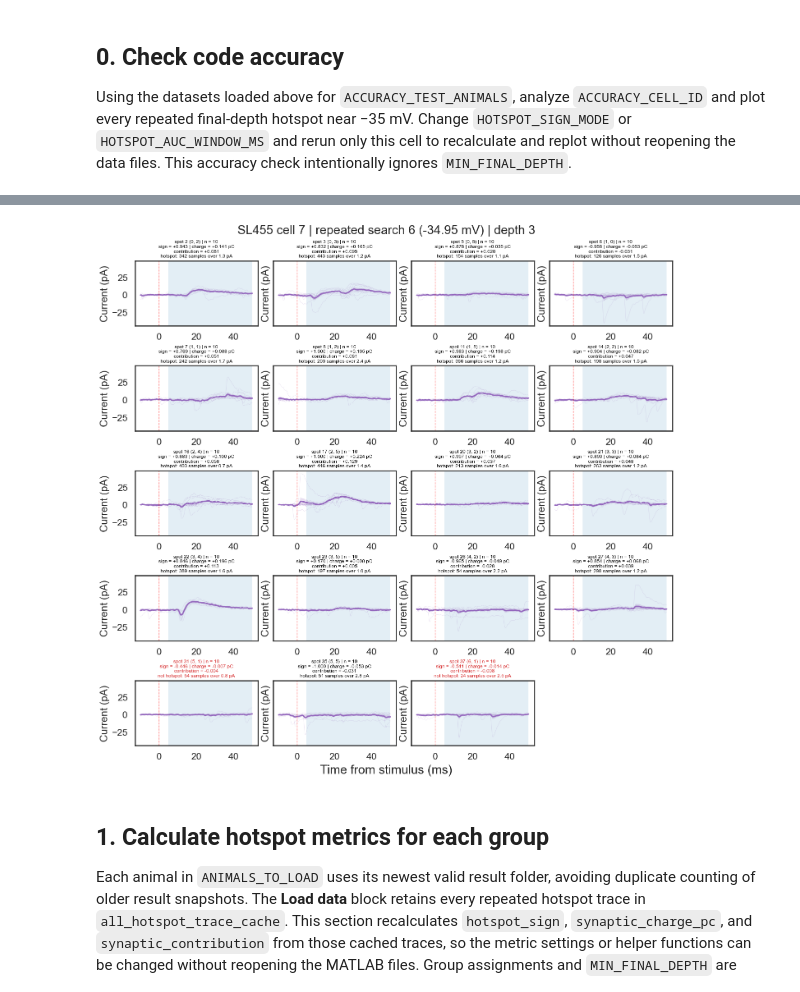
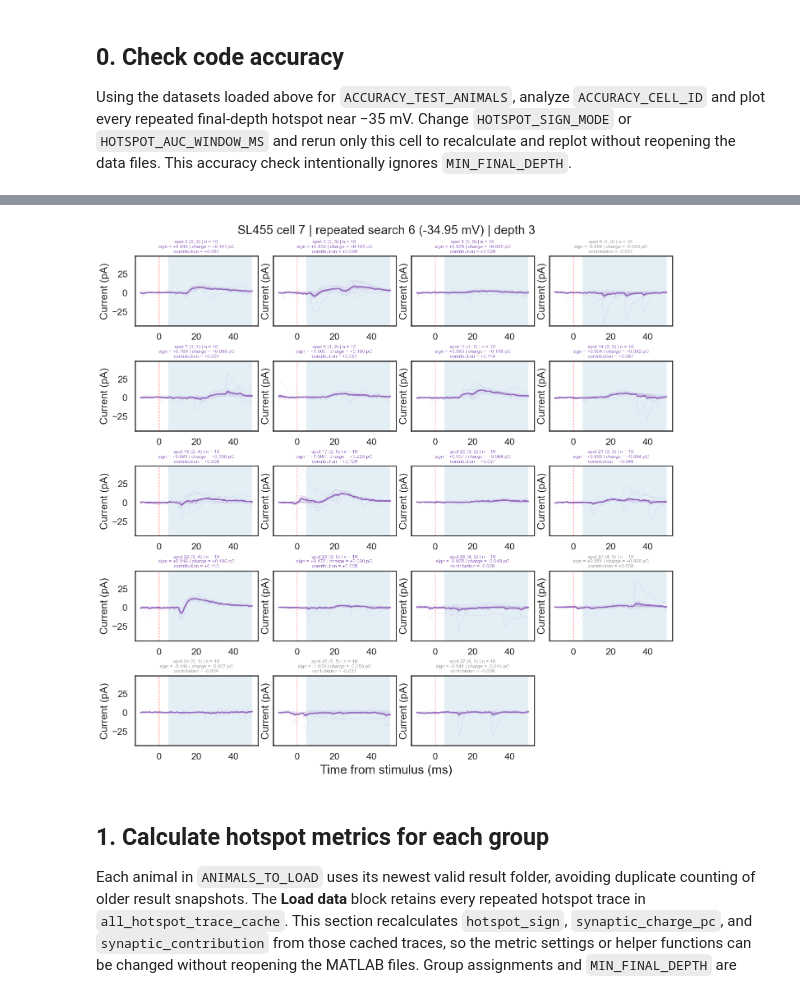
Before and after one commit to shunnnli/pyNeuroDAP, a Jupyter notebook: notebooks/Shun_dmd_analysis.ipynb, the cells around one changed output, grey strips where cells are left out. Saved outputs shown, nothing was run; the diff lists cells and outputs as text; code cells hidden in the pictures.

Commit message:
two scatter plots

```diff
--- a/notebooks/Shun_dmd_analysis.ipynb
+++ b/notebooks/Shun_dmd_analysis.ipynb
@@ -944,8 +944,13 @@ def analyze_cell_hotspots(
 # %%
 # Repeated-trace plotting and the visual accuracy-check workflow
 
-def plot_hotspot_responses(analysis, ncols=4, share_y=True):
-    """Plot repeated sweeps, their mean/SEM, and each hotspot's metrics."""
+def plot_hotspot_responses(analysis, ncols=4, share_y=True, verdicts=None):
+    """Plot repeated sweeps, their mean/SEM, and each hotspot's metrics.
+
+    verdicts, when given, is the {trace key: (label, color)} mapping built by
+    Section 0's verdict_marks, and colours each panel title by that spot's
+    detection verdict.
+    """
     metrics = analysis["metrics"]
     if metrics.empty:
         return None
@@ -1022,20 +1027,16 @@ def plot_hotspot_responses(analysis, ncols=4, share_y=True):
         else:
             raise ValueError("sign_mode must be 'auc' or 'peak'")
         ax.axvline(0, color="red", linestyle="--", linewidth=1, alpha=0.6)
-        # Offline verdict under the current HOTSPOT_CRITERIA, so Section 0
-        # shows which spots HOTSPOT_TYPE="reanalysis" would drop.
-        verdict = test_traces_for_hotspot(traces, time_ms, **HOTSPOT_CRITERIA)
-        status = "hotspot" if verdict["is_hotspot"] else "not hotspot"
+        # The title colour carries Section 0's hotspot verdict.
+        mark = (verdicts or {}).get(hotspot_trace_key(row._asdict()))
         ax.set_title(
             f"spot {row.spot_idx} ({row.spot_row}, {row.spot_col}) | "
             f"n = {row.n_sweeps}\n"
             f"sign = {row.hotspot_sign:+.3f} | "
             f"charge = {row.synaptic_charge_pc:+.3f} pC\n"
-            f"contribution = {row.synaptic_contribution:+.3f}\n"
-            f"{status}: {verdict['n_samples_over_threshold']} samples "
-            f"over {verdict['threshold_pa']:.1f} pA",
+            f"contribution = {row.synaptic_contribution:+.3f}",
             fontsize=8.5,
-            color="black" if verdict["is_hotspot"] else "tab:red",
+            color=mark[1] if mark is not None else "black",
         )
         ax.tick_params(axis="x", labelbottom=True)
         ax.set_ylabel("Current (pA)")
@@ -1076,9 +1077,13 @@ def load_accuracy_check_data(test_animals):
 
 def run_accuracy_check(
     dataset_cache, cell_id, sign_mode=HOTSPOT_SIGN_MODE,
-    auc_window_ms=HOTSPOT_AUC_WINDOW_MS, share_y=True,
+    auc_window_ms=HOTSPOT_AUC_WINDOW_MS, share_y=True, verdicts=None,
 ):
-    """Analyze and plot already-loaded accuracy-check datasets."""
+    """Analyze and plot already-loaded accuracy-check datasets.
+
+    verdicts is passed straight to plot_hotspot_responses, so the trace panels
+    can carry the same hotspot verdict as the Section 0 scatters.
+    """
     if not isinstance(dataset_cache, dict):
         raise TypeError("dataset_cache must be returned by load_accuracy_check_data")
     metric_frames, log_frames, figures = [], [], []
@@ -1093,7 +1098,7 @@ def run_accuracy_check(
         log_frames.append(log)
         figures.extend(
             fig for fig in (
-                plot_hotspot_responses(item, share_y=share_y)
+                plot_hotspot_responses(item, share_y=share_y, verdicts=verdicts)
                 for item in analyses
             )
             if fig is not None
@@ -2651,34 +2463,35 @@ reliable but rejected by the charge floor: [20, 23]
 test_hotspot_metrics_df, test_analysis_log_df, test_figures = run_accuracy_check(
     accuracy_dataset_cache,
     ACCURACY_CELL_ID,
     sign_mode=HOTSPOT_SIGN_MODE,
     auc_window_ms=HOTSPOT_AUC_WINDOW_MS,
     share_y=True,
+    verdicts=verdict_marks(example_panel_df),
 )
 
 if test_hotspot_metrics_df.empty:
     print("No valid hotspots were available to plot for the accuracy check. Potentially because DEPTH_CHOICE is None.")
 else:
     display(test_hotspot_metrics_df)
 # %% [output]
 |  | group | animal | results_folder | cell | search_idx | search_name | vhold_mv | final_depth | spot_order | ... |
 | 0 | None | SL455 | Results-20260822 | 7 | 6 | spots_cell7_epoch11_hotspot_maxSe... | -34.9485 | 3 | 0 | ... |
 | 1 | None | SL455 | Results-20260822 | 7 | 6 | spots_cell7_epoch11_hotspot_maxSe... | -34.9485 | 3 | 1 | ... |
 | 2 | None | SL455 | Results-20260822 | 7 | 6 | spots_cell7_epoch11_hotspot_maxSe... | -34.9485 | 3 | 2 | ... |
 | 3 | None | SL455 | Results-20260822 | 7 | 6 | spots_cell7_epoch11_hotspot_maxSe... | -34.9485 | 3 | 3 | ... |
 | 4 | None | SL455 | Results-20260822 | 7 | 6 | spots_cell7_epoch11_hotspot_maxSe... | -34.9485 | 3 | 4 | ... |
 | 5 | None | SL455 | Results-20260822 | 7 | 6 | spots_cell7_epoch11_hotspot_maxSe... | -34.9485 | 3 | 5 | ... |
 | 6 | None | SL455 | Results-20260822 | 7 | 6 | spots_cell7_epoch11_hotspot_maxSe... | -34.9485 | 3 | 6 | ... |
 | 7 | None | SL455 | Results-20260822 | 7 | 6 | spots_cell7_epoch11_hotspot_maxSe... | -34.9485 | 3 | 7 | ... |
 | 8 | None | SL455 | Results-20260822 | 7 | 6 | spots_cell7_epoch11_hotspot_maxSe... | -34.9485 | 3 | 8 | ... |
 | 9 | None | SL455 | Results-20260822 | 7 | 6 | spots_cell7_epoch11_hotspot_maxSe... | -34.9485 | 3 | 9 | ... |
 | ... | ... | ... | ... | ... | ... | ... | ... | ... | ... | ... |
 | 14 | None | SL455 | Results-20260822 | 7 | 6 | spots_cell7_epoch11_hotspot_maxSe... | -34.9485 | 3 | 14 | ... |
 | 15 | None | SL455 | Results-20260822 | 7 | 6 | spots_cell7_epoch11_hotspot_maxSe... | -34.9485 | 3 | 15 | ... |
 | 16 | None | SL455 | Results-20260822 | 7 | 6 | spots_cell7_epoch11_hotspot_maxSe... | -34.9485 | 3 | 16 | ... |
 | 17 | None | SL455 | Results-20260822 | 7 | 6 | spots_cell7_epoch11_hotspot_maxSe... | -34.9485 | 3 | 17 | ... |
 | 18 | None | SL455 | Results-20260822 | 7 | 6 | spots_cell7_epoch11_hotspot_maxSe... | -34.9485 | 3 | 18 | ... |
-[figure, old version]
+[figure, new version]
 # %% [markdown]
 ## 1. Calculate hotspot metrics for each group
 
```
Also changed, not shown: parts of 5 cells of this notebook.
